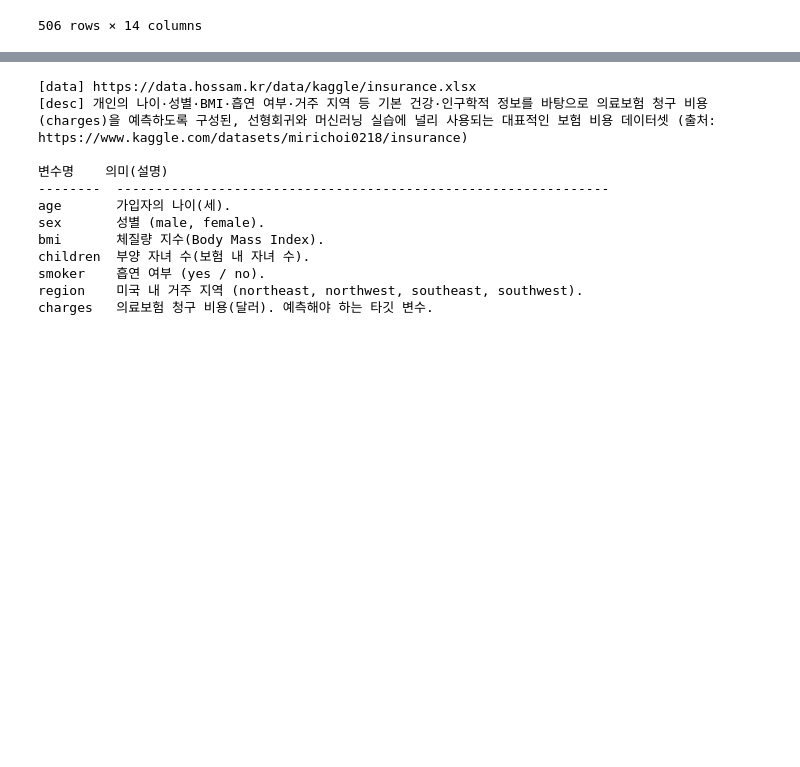
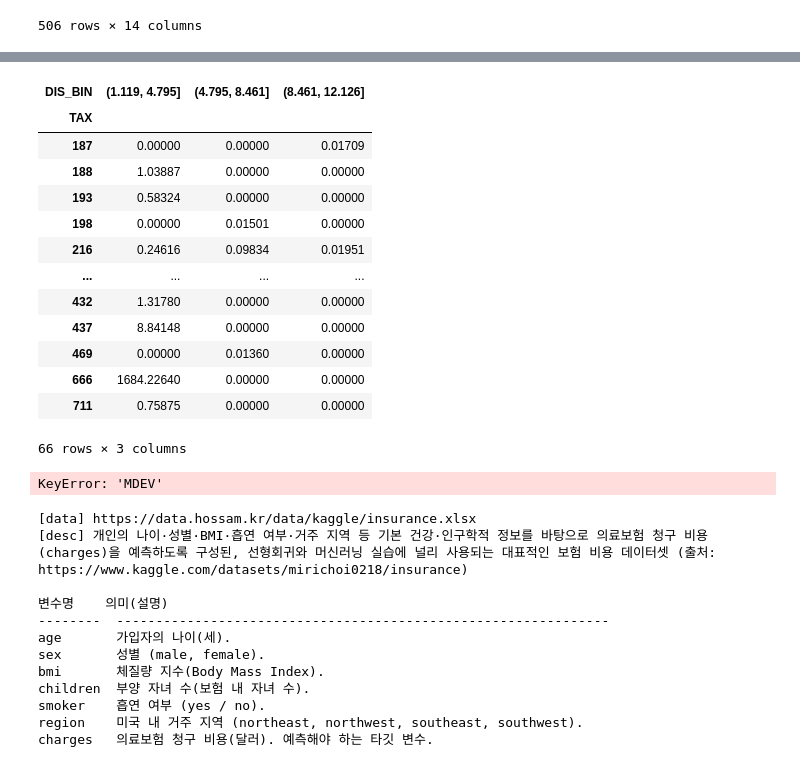
Before and after one commit to GYULLTANGURRI/main, a Jupyter notebook: 251124실습/251124_04.ipynb, the cells around one changed output, grey strips where cells are left out. Saved outputs shown, nothing was run; the diff lists cells and outputs as text; code cells hidden in the pictures; blank space fills up the shorter version.

```diff
--- a/251124실습/251124_04.ipynb
+++ b/251124실습/251124_04.ipynb
@@ -40,0 +88,7 @@ MEDV     주택 가격 중앙값(단위: $1,000) (Median value of owner-occupied
+# %%
+import pandas as pd
+origin1['MEDV_BIN'] = pd.cut(origin1['MEDV'], bins=5)
+
+# RAD별 평균 MEDV 분석
+df2 = origin1.groupby('RAD')['MEDV'].mean()
+df2
@@ -41,3 +128,42 @@ MEDV     주택 가격 중앙값(단위: $1,000) (Median value of owner-occupied
+# %%
+origin1['DIS_BIN'] = pd.cut(origin1['DIS'], bins = 3)
+
+df3 = pd.pivot_table(
+    origin1,
+    index = 'TAX',
+    columns = 'DIS_BIN',
+    values = 'CRIM',
+    aggfunc = 'sum'
+)
+df3
+# 거리간격이 넓을수록 범죄율이 높아진닫다.
+# %% [output]
+| DIS_BIN | (1.119, 4.795] | (4.795, 8.461] | (8.461, 12.126] |
+| TAX |  |  |  |
+| 187 | 0.00000 | 0.00000 | 0.01709 |
+| 188 | 1.03887 | 0.00000 | 0.00000 |
+| 193 | 0.58324 | 0.00000 | 0.00000 |
+| 198 | 0.00000 | 0.01501 | 0.00000 |
+| 216 | 0.24616 | 0.09834 | 0.01951 |
+| ... | ... | ... | ... |
+| 432 | 1.31780 | 0.00000 | 0.00000 |
+| 437 | 8.84148 | 0.00000 | 0.00000 |
+| 469 | 0.00000 | 0.01360 | 0.00000 |
+| 666 | 1684.22640 | 0.00000 | 0.00000 |
+| 711 | 0.75875 | 0.00000 | 0.00000 |
+66 rows × 3 columns
+# %%
+origin1['MDEV_BIN'] = pd.cut(origin1['MEDV'], bins =3)
+
+df = pd.pivot_table(
+    origin1,
+    index='RAD',
+    columns='MDEV_BIN',
+    values='MDEV',
+    aggfunc = 'sum'
+)
+# %% [output]
+KeyError: 'MDEV'
 # %%
 origin2 = load_data('insurance')
 origin2
```
Also changed, not shown: parts of 7 cells of this notebook.
